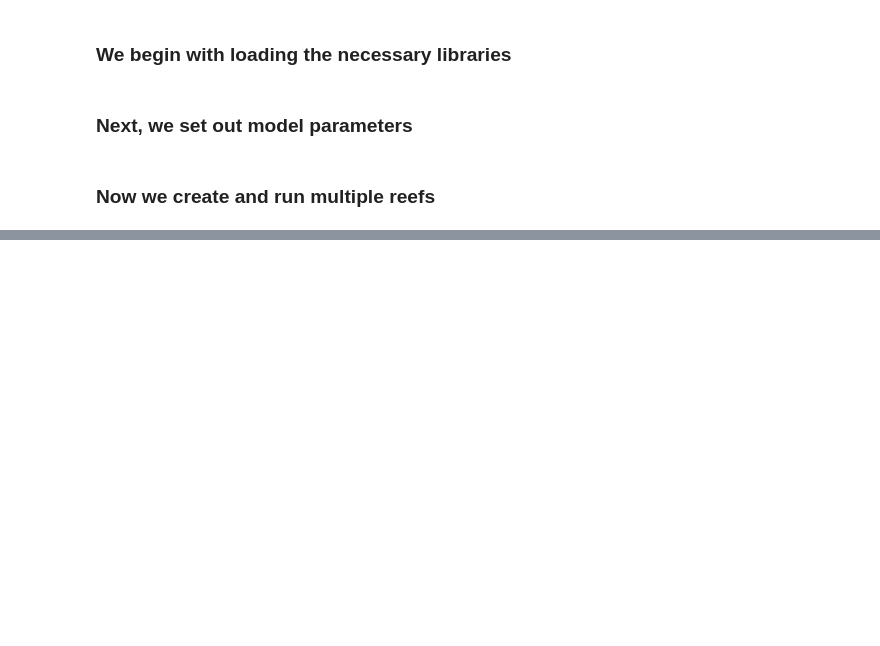
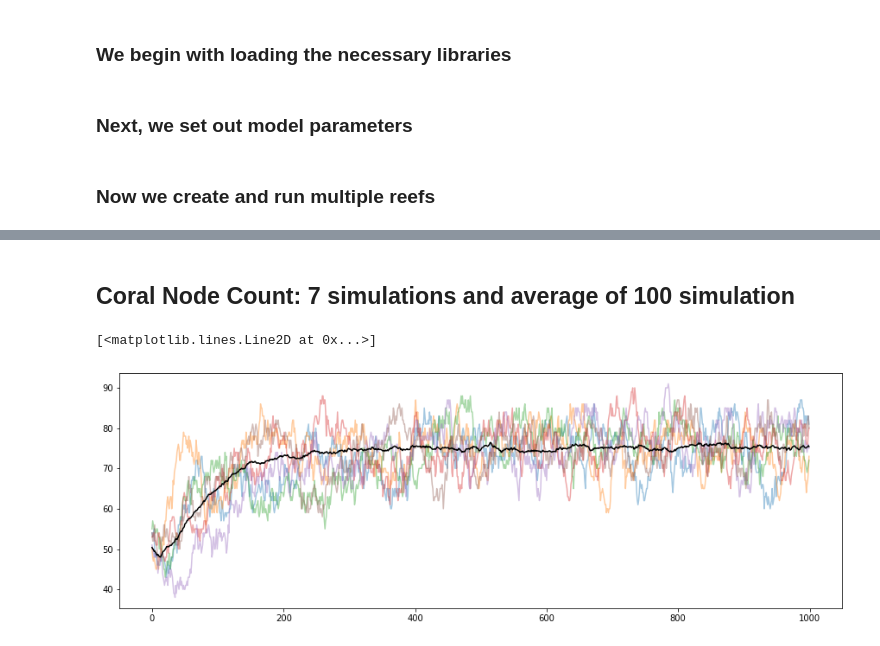
Before and after one commit to rneuhausler/coralModel-analyses, a Jupyter notebook: scripts/coralModelTracking.ipynb, the cells around one changed output, grey strips where cells are left out. Cells and saved outputs as stored; diff of their text form; code cells hidden in the pictures; blank space fills up the shorter version.

```diff
--- a/scripts/coralModelTracking.ipynb
+++ b/scripts/coralModelTracking.ipynb
@@ -108,0 +117,11 @@ plt.scatter(x,y)
+# %%
+def dictToNumpy(dictionary):
+    output = list(dictionary.values())
+    output = np.array(output)
+    return(output)
+
+multsimCoralCounts = np.array([dictToNumpy(Pacific.simulation[i].coralNodeCount)
+                               for i,val in enumerate(Pacific.simulation)]).transpose()
+
+multsimNeighborCounts = np.array([dictToNumpy(Pacific.simulation[i].coralNeighborCount)
+                               for i,val in enumerate(Pacific.simulation)]).transpose()
@@ -108,0 +134,9 @@ plt.scatter(x,y)
+# %% [markdown]
+## Coral Node Count: 7 simulations and average of 100 simulation
+# %%
+plt.figure(figsize=(15, 5))
+plt.plot(x,multsimCoralCounts[:,1:7], alpha=0.4)
+plt.plot(x,multsimCoralCounts.mean(axis=1), 'black')
+# %% [output]
+[<matplotlib.lines.Line2D at 0x...>]
+[figure, added]
```
Also changed, not shown: parts of 24 cells of this notebook, 2 other files.
